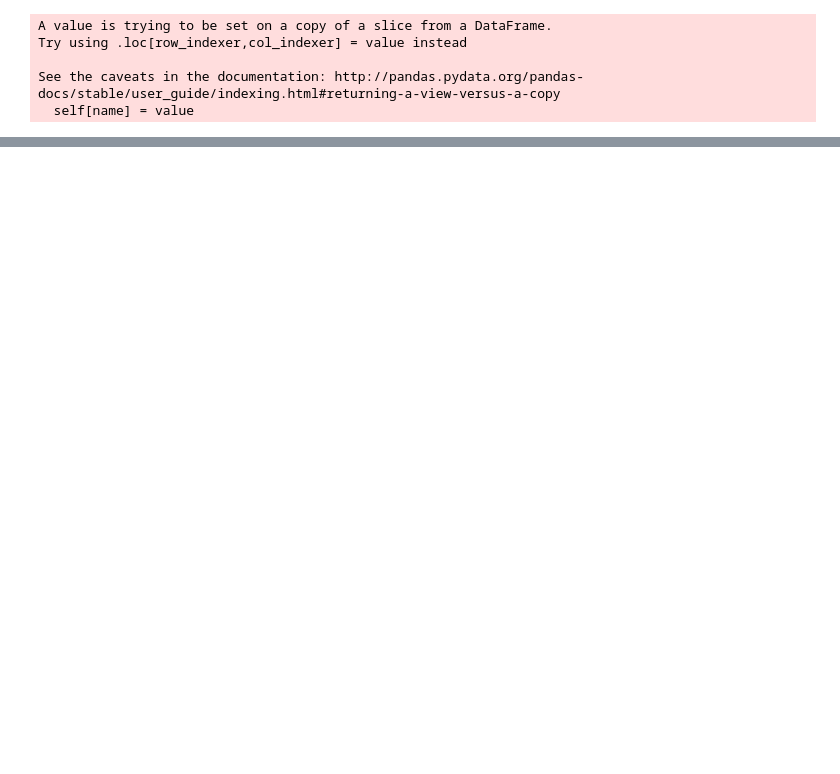
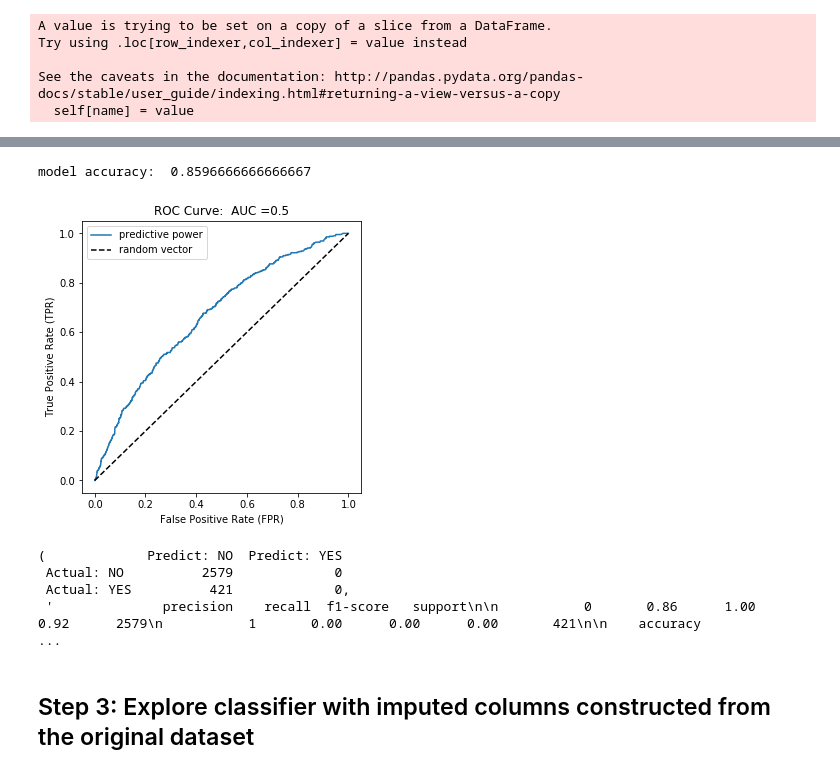
Before and after one commit to AHalarewicz/RelaxDataScienceChallenge, a Jupyter notebook: solution.ipynb, the cells around one changed output, grey strips where cells are left out. Saved outputs shown, nothing was run; the diff lists cells and outputs as text; code cells hidden in the pictures; blank space fills up the shorter version.

```diff
--- a/solution.ipynb
+++ b/solution.ipynb
@@ -216,0 +451,12 @@ memory usage: 726.7+ KB
+# %%
+model, X_test, y_test = train_classifier(features)
+evaluate_classifier(model, X_test, y_test)
+# %% [output]
+model accuracy:  0.8596666666666667
+[figure, added]
+(             Predict: NO  Predict: YES
+ Actual: NO          2579             0
+ Actual: YES          421             0,
+ '              precision    recall  f1-score   support\n\n           0       0.86      1.00      0.92      2579\n           1       0.00      0.00      0.00       421\n\n    accuracy                  ...
+# %% [markdown]
+## Step 3: Explore classifier with imputed columns constructed from the original dataset
```
Also changed, not shown: parts of 32 cells of this notebook.
